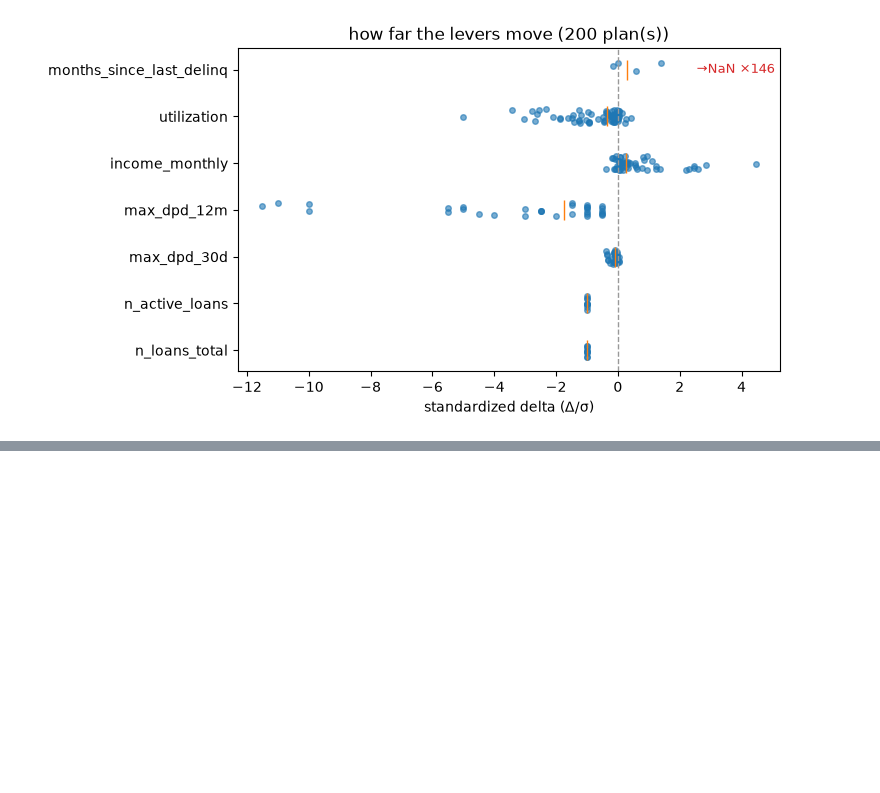
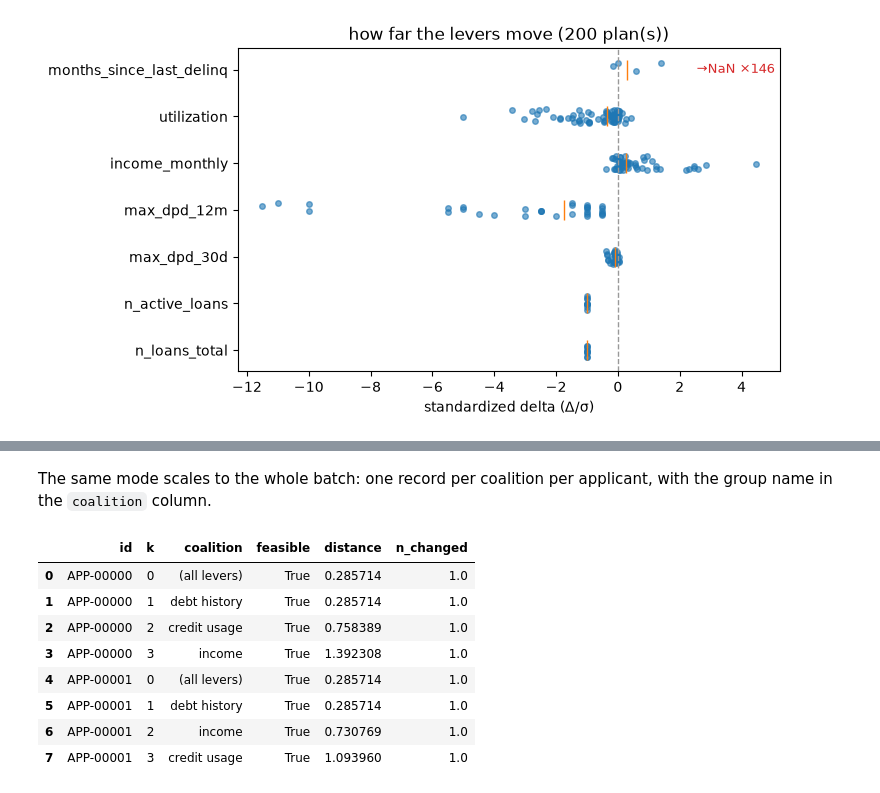
Before and after one commit to wlazlod/treecf, a Jupyter notebook: docs/notebooks/02-credit-risk-tutorial.ipynb, the cells around one changed output, grey strips where cells are left out. Cells and saved outputs as stored; diff of their text form; code cells hidden in the pictures; blank space fills up the shorter version.

```diff
--- a/docs/notebooks/02-credit-risk-tutorial.ipynb
+++ b/docs/notebooks/02-credit-risk-tutorial.ipynb
@@ -258,0 +288,21 @@ plot_batch_deltas(batch, explainer=exp);   # deltas in sigma units
+# %% [markdown]
+The same mode scales to the whole batch: one record per coalition per applicant, with the group name in the `coalition` column.
+# %%
+grouped_batch = exp.explain_batch(
+    X[declined][:20], target=Target.probability(range=(0.0, cutoff)),
+    diversity="coalitions", coalitions=groups, include_full=True,
+    ids=app_ids[:20], seed=0,
+)
+grouped_batch.to_frame()[
+    ["id", "k", "coalition", "feasible", "distance", "n_changed"]
+].head(8)
+# %% [output]
+|  | id | k | coalition | feasible | distance | n_changed |
+| 0 | APP-00000 | 0 | (all levers) | True | 0.285714 | 1.0 |
+| 1 | APP-00000 | 1 | debt history | True | 0.285714 | 1.0 |
+| 2 | APP-00000 | 2 | credit usage | True | 0.758389 | 1.0 |
+| 3 | APP-00000 | 3 | income | True | 1.392308 | 1.0 |
+| 4 | APP-00001 | 0 | (all levers) | True | 0.285714 | 1.0 |
+| 5 | APP-00001 | 1 | debt history | True | 0.285714 | 1.0 |
+| 6 | APP-00001 | 2 | income | True | 0.730769 | 1.0 |
+| 7 | APP-00001 | 3 | credit usage | True | 1.093960 | 1.0 |
```
Also changed, not shown: parts of 5 cells of this notebook, 4 other files.
